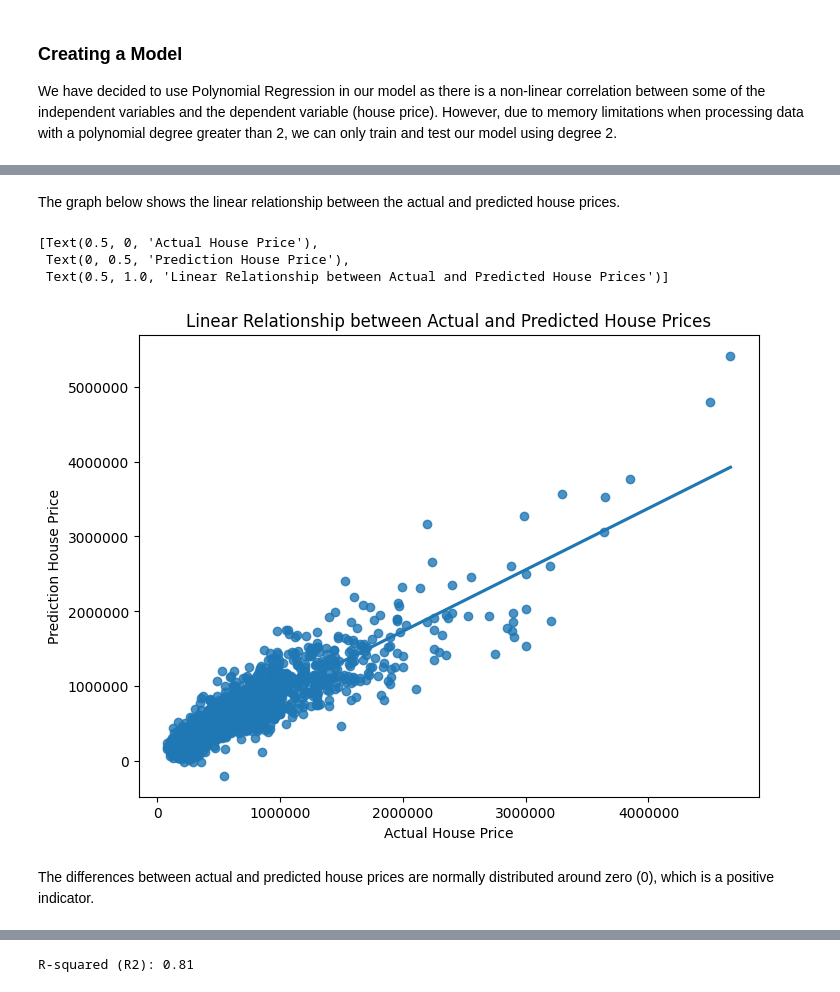
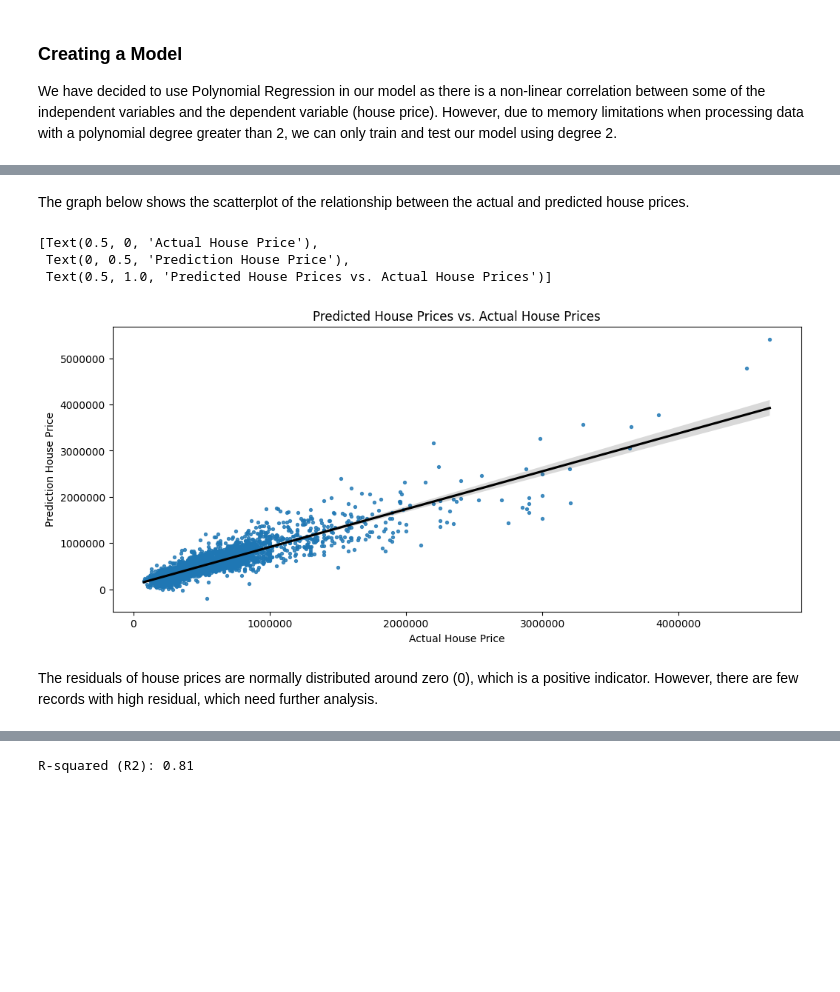
Before and after one commit to abccastro/House-Price-Prediction-using-Polynomial-Regression, a Jupyter notebook: House Price Prediction/House Price Prediction (King County, USA).ipynb, the cells around one changed output, grey strips where cells are left out. Cells and saved outputs as stored; diff of their text form; code cells hidden in the pictures; blank space fills up the shorter version.

```diff
--- a/House Price Prediction/House Price Prediction (King County, USA).ipynb
+++ b/House Price Prediction/House Price Prediction (King County, USA).ipynb
@@ -17,7 +16,7 @@ from pylab import rcParams
 # %%
 %matplotlib inline
-rcParams['figure.figsize'] = 5,3
-rcParams["legend.fontsize"] = 8
+plt.rcParams['figure.figsize'] = [5, 3]
+plt.rcParams["legend.fontsize"] = 8
 
 warnings.filterwarnings("ignore")
 # %% [markdown]
@@ -110,6 +89,9 @@ The house's age can be determined by subtracting its `yr_built` from `2023`. How
 # %%
-current_year = 2023
-kc_house_df_filtered['house_age'] = np.where(kc_house_df_filtered['yr_renovated'] == 0, current_year - kc_house_df_filtered['yr_built'], current_year - kc_house_df_filtered['yr_renovated'])
+YEAR_HOUSE_SALE_POSTED = 2016
+year_built = kc_house_df_filtered['yr_built']
+year_renovated = kc_house_df_filtered['yr_renovated']
+
+kc_house_df_filtered['house_age'] = np.where(year_renovated == 0, YEAR_HOUSE_SALE_POSTED - year_built, YEAR_HOUSE_SALE_POSTED - year_renovated)
 
 kc_house_df_filtered = kc_house_df_filtered.drop(['yr_renovated', 'yr_built'], axis=1)
 
@@ -301,19 +323,19 @@ Model Score Test: 0.8089
 # %% [markdown]
-The graph below shows the linear relationship between the actual and predicted house prices.
+The graph below shows the scatterplot of the relationship between the actual and predicted house prices.
 # %%
 y_predict = model.predict(X_test)
 
-plt.figure(figsize=(8, 6))
+plt.figure(figsize=(12, 5))
 plt.ticklabel_format(style='plain')
-ax = sns.regplot(x=y_test,y=y_predict, ci=None)
-ax.set(xlabel ="Actual House Price", ylabel = "Prediction House Price", title ='Linear Relationship between Actual and Predicted House Prices')
+ax = sns.regplot(x=y_test, y=y_predict, line_kws={"color": "black"}, scatter_kws={'s': 8})
+ax.set(xlabel ="Actual House Price", ylabel = "Prediction House Price", title="Predicted House Prices vs. Actual House Prices")
 # %% [output]
 [Text(0.5, 0, 'Actual House Price'),
  Text(0, 0.5, 'Prediction House Price'),
- Text(0.5, 1.0, 'Linear Relationship between Actual and Predicted House Prices')]
+ Text(0.5, 1.0, 'Predicted House Prices vs. Actual House Prices')]
-[figure, old version]
+[figure, new version]
 # %% [markdown]
-The differences between actual and predicted house prices are normally distributed around zero (0), which is a positive indicator.
+The residuals of house prices are normally distributed around zero (0), which is a positive indicator. However, there are few records with high residual, which need further analysis.
 # %%
 residual = y_test - y_predict
 
```
Also changed, not shown: parts of 38 cells of this notebook.
